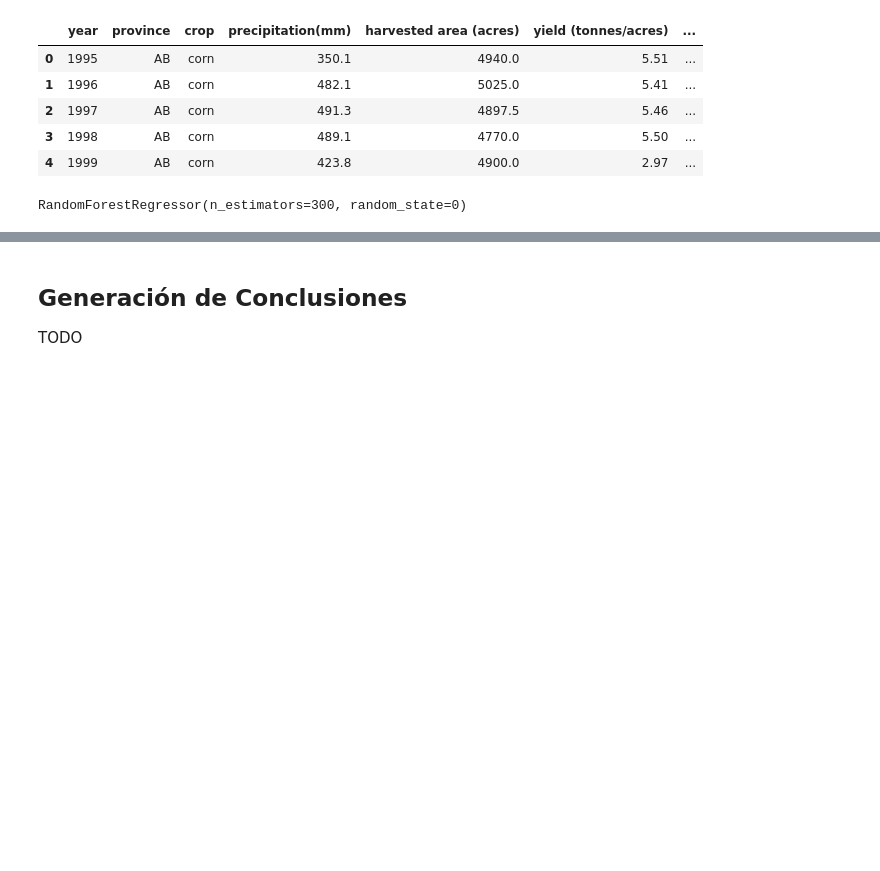
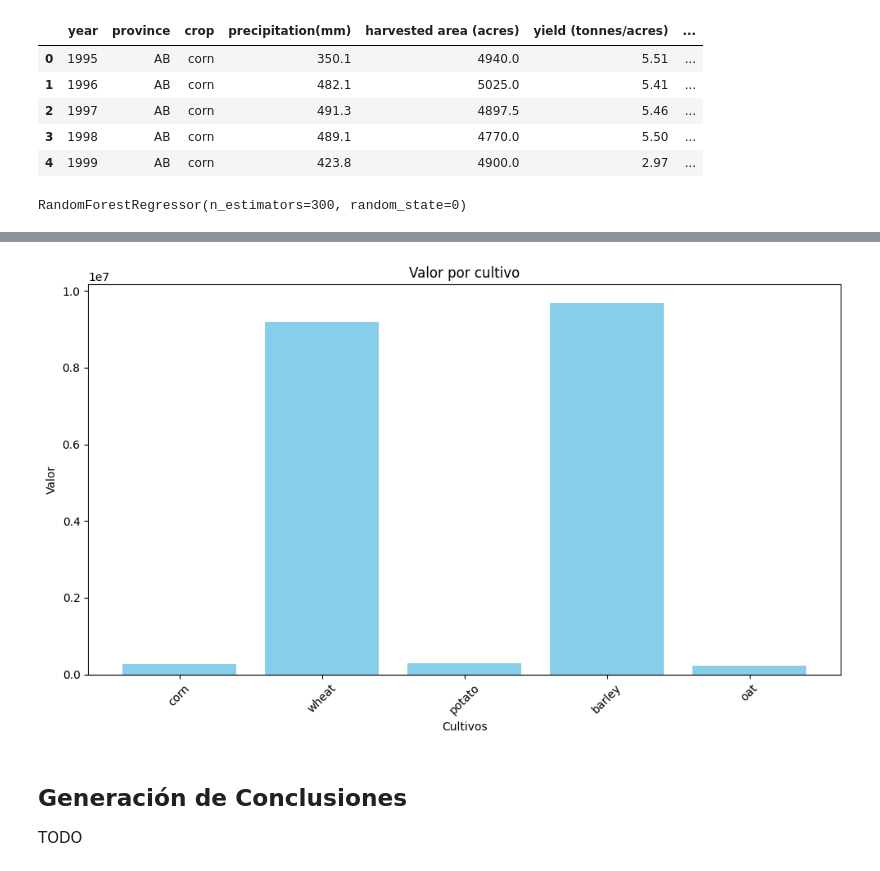
Before and after one commit to FlavioLionelRita/utn-data-science-labs, a Jupyter notebook: Exercises/05-ProduccionAgricola/lab.ipynb, the cells around one changed output, grey strips where cells are left out. Saved outputs shown, nothing was run; the diff lists cells and outputs as text; code cells hidden in the pictures; blank space fills up the shorter version.

```diff
--- a/Exercises/05-ProduccionAgricola/lab.ipynb
+++ b/Exercises/05-ProduccionAgricola/lab.ipynb
@@ -397,7 +399,7 @@ df2.head()
 | 4 | 1999 | AB | corn | 423.8 | 4900.0 | 2.97 | ... |
 # %%
 # Se queda con las columnas necesarias
-X = df2.loc[:, ['province', 'crop', 'harvested area (acres)']]
+X = df2.loc[:, ['province', 'crop', 'precipitation(mm)', 'harvested area (acres)']]
 y = df2.loc[:, ['farm gate value ($)']]
 # %%
 # se codifican las variables categóricas crop y province
@@ -455,3 +457,47 @@ print(df)
+# %%
+import warnings
+# Desactivar los warnings
+warnings.filterwarnings("ignore", category=UserWarning)
+
+def predictFarGateValuePerCrop(province, crop, precipitation, acres):
+    data = [precipitation, acres]
+    for p in df2['province'].unique():
+        data.append(1 if p == province else 0)
+    for c in df2['crop'].unique():
+        data.append(1 if c == crop else 0)
+    return regression.predict([data])
+
+def predictFarGateValuePerCrops(province, precipitation, acres):
+    results = []
+    for crop in df2['crop'].unique():
+        value = predictFarGateValuePerCrop(province, crop, precipitation, acres)
+        results.append({'crop':crop,'value':value[0]})
+    return results
+
+def showResults(results):
+    # Extraer los nombres de los cultivos y los valores
+    crops = [d['crop'] for d in results]
+    values = [d['value'] for d in results]
+
+    # Crear el gráfico de barras
+    plt.figure(figsize=(10, 6))
+    plt.bar(crops, values, color='skyblue')
+    plt.xlabel('Cultivos')
+    plt.ylabel('Valor')
+    plt.title('Valor por cultivo')
+    plt.xticks(rotation=45)  # Rotar las etiquetas del eje x para mayor claridad
+    plt.tight_layout()  # Ajustar el diseño para evitar cortar las etiquetas
+    plt.show()
+# %%
+# Se realiza la predicción para la provincia de 'AB' con una precipitación de 100 mm y 1000 acres
+results = predictFarGateValuePerCrops('AB', 100, 1000)
+showResults(results)
+
+# Se realiza la predicción para la provincia de 'BC' con una precipitación de 200 mm y 2000 acres
+results = predictFarGateValuePerCrops('BC', 200, 2000)
+showResults(results)
+# %% [output]
+[figure, added]
 # %% [markdown]
 ## Generación de Conclusiones
 
```
Also changed, not shown: parts of 2 cells of this notebook.
